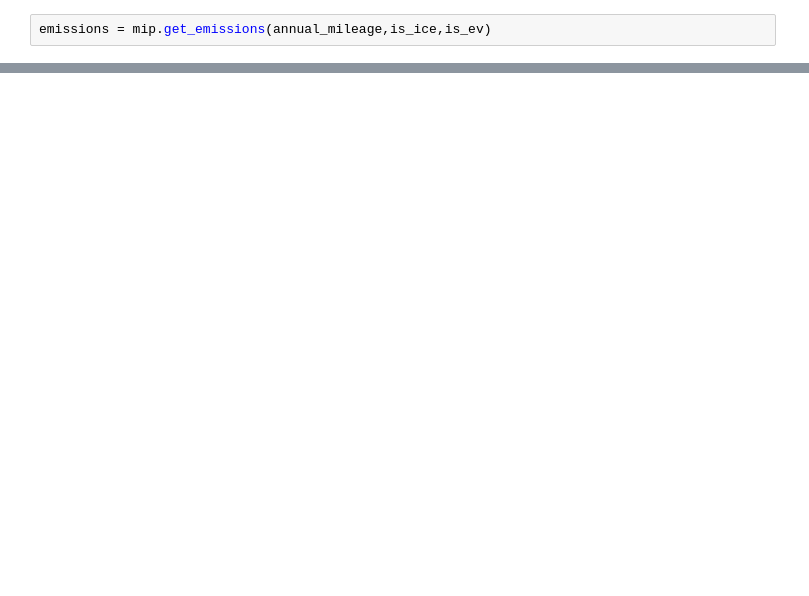
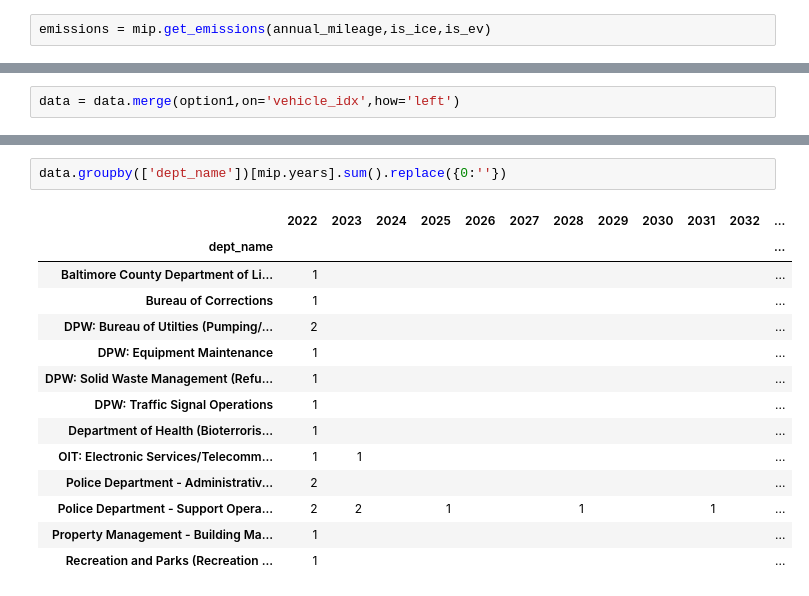
Before and after one commit to evanlynch/green-fleet-replacement-planner, a Jupyter notebook: notebooks/replacement_schedule_mip_dev.ipynb, the cells around one changed output, grey strips where cells are left out. Cells and saved outputs as stored; diff of their text form; blank space fills up the shorter version.

```diff
--- a/notebooks/replacement_schedule_mip_dev.ipynb
+++ b/notebooks/replacement_schedule_mip_dev.ipynb
@@ -187,0 +113,2 @@ for solution in range(0,299):
+# %%
+data = data.merge(option1,on='vehicle_idx',how='left')
@@ -187,0 +121,17 @@ for solution in range(0,299):
+# %%
+data.groupby(['dept_name'])[mip.years].sum().replace({0:''})
+# %% [output]
+|  | 2022 | 2023 | 2024 | 2025 | 2026 | 2027 | 2028 | 2029 | 2030 | 2031 | 2032 | ... |
+| dept_name |  |  |  |  |  |  |  |  |  |  |  | ... |
+| Baltimore County Department of Li... | 1 |  |  |  |  |  |  |  |  |  |  | ... |
+| Bureau of Corrections | 1 |  |  |  |  |  |  |  |  |  |  | ... |
+| DPW: Bureau of Utilties (Pumping/... | 2 |  |  |  |  |  |  |  |  |  |  | ... |
+| DPW: Equipment Maintenance | 1 |  |  |  |  |  |  |  |  |  |  | ... |
+| DPW: Solid Waste Management (Refu... | 1 |  |  |  |  |  |  |  |  |  |  | ... |
+| DPW: Traffic Signal Operations | 1 |  |  |  |  |  |  |  |  |  |  | ... |
+| Department of Health (Bioterroris... | 1 |  |  |  |  |  |  |  |  |  |  | ... |
+| OIT: Electronic Services/Telecomm... | 1 | 1 |  |  |  |  |  |  |  |  |  | ... |
+| Police Department - Administrativ... | 2 |  |  |  |  |  |  |  |  |  |  | ... |
+| Police Department - Support Opera... | 2 | 2 |  | 1 |  |  | 1 |  |  | 1 |  | ... |
+| Property Management - Building Ma... | 1 |  |  |  |  |  |  |  |  |  |  | ... |
+| Recreation and Parks (Recreation ... | 1 |  |  |  |  |  |  |  |  |  |  | ... |
```
Also changed, not shown: parts of 45 cells of this notebook, 4 other files.
